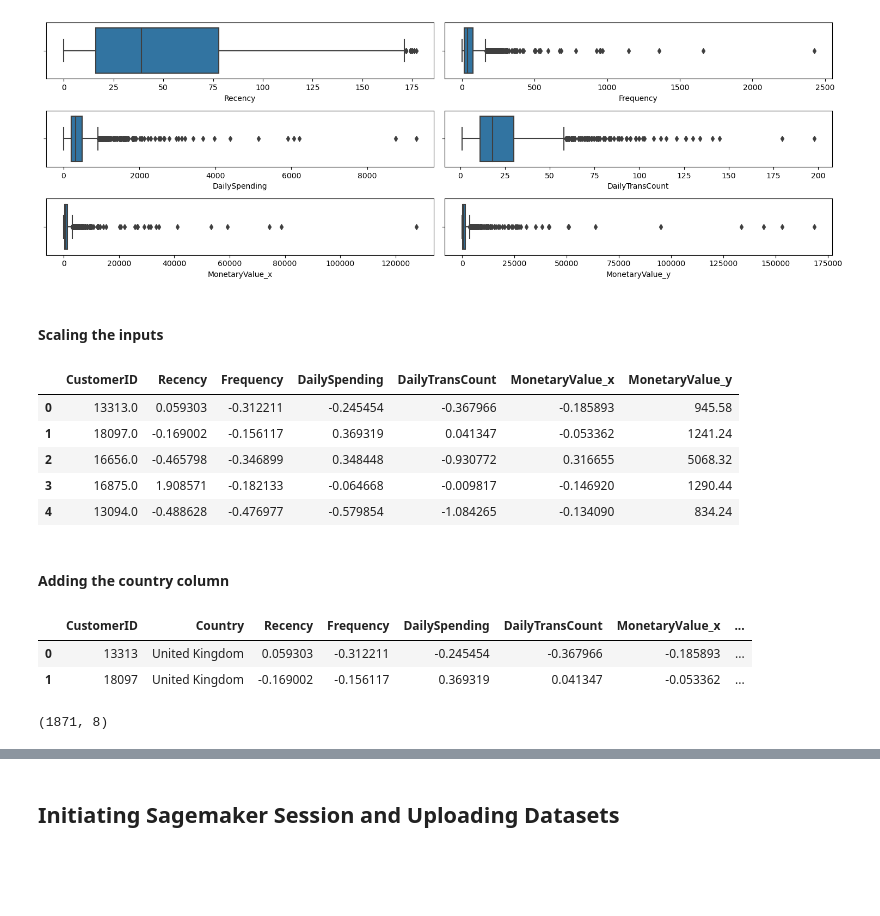
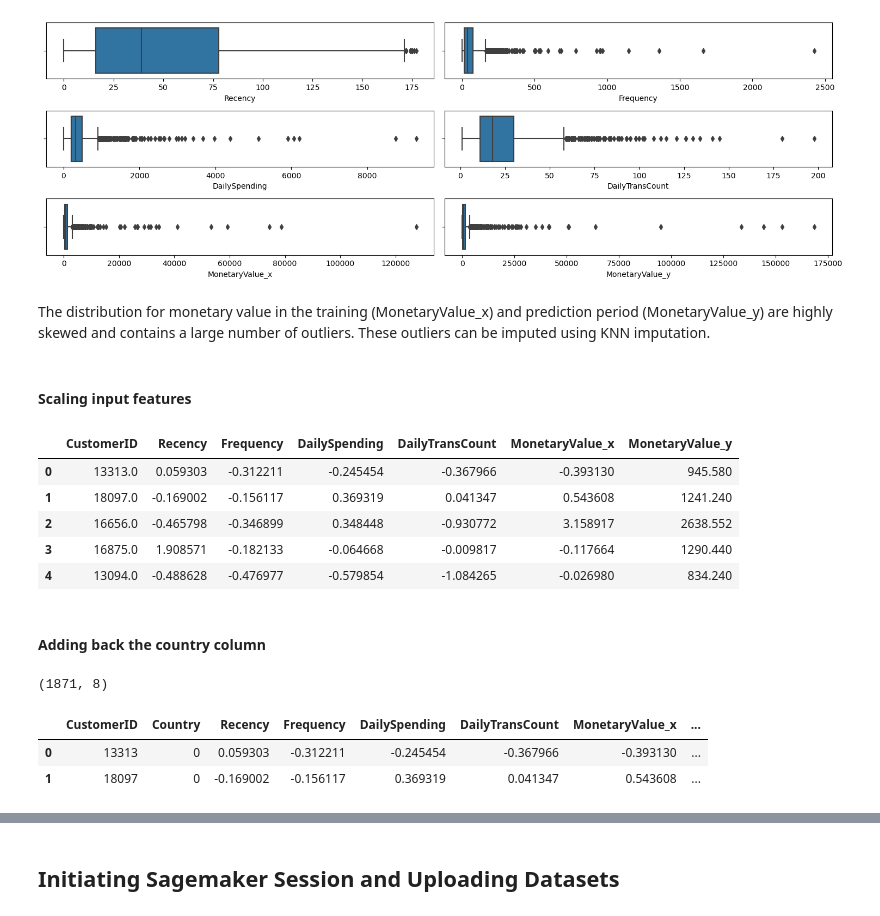
Before and after one commit to vubanc/AWS_DeployedCLVPredictor, a Jupyter notebook: Data Wrangling.ipynb, the cells around one changed output, grey strips where cells are left out. Saved outputs shown, nothing was run; the diff lists cells and outputs as text; code cells hidden in the pictures; blank space fills up the shorter version.

```diff
--- a/Data Wrangling.ipynb
+++ b/Data Wrangling.ipynb
@@ -310,6 +311,8 @@ Number of outliers in Daily Transaction Count: 153
 Number of outliers in monetary value (training period): 144
 Number of outliers in monetary value (prediction period): 248
 [figure]
+# %% [markdown]
+The distribution for monetary value in the training (MonetaryValue_x) and prediction period (MonetaryValue_y) are highly skewed and contains a large number of outliers. These outliers can be imputed using KNN imputation.
 # %%
 from sklearn.impute import KNNImputer
 
@@ -319,13 +322,13 @@ df_imputed = df_customers
 #df_imputed.loc[df_imputed.Frequency.isin(frequency_outliers.Frequency), "Frequency"] = np.nan
 #df_imputed.loc[df_imputed.DailySpending.isin(DailySpending_outliers.DailySpending), "DailySpending"] = np.nan
 #df_imputed.loc[df_imputed.DailyTransCount.isin(DailyTransCount_outliers.DailyTransCount), "DailyTransCount"] = np.nan
-#df_imputed.loc[df_imputed.MonetaryValue_x.isin(monetaryvalx_outliers.MonetaryValue_x), "MonetaryValue_x"] = np.nan
-#.loc[df_imputed.MonetaryValue_y.isin(monetaryvaly_outliers.MonetaryValue_y), "MonetaryValue_y"] = np.nan
+df_imputed.loc[df_imputed.MonetaryValue_x.isin(monetaryvalx_outliers.MonetaryValue_x), "MonetaryValue_x"] = np.nan
+df_imputed.loc[df_imputed.MonetaryValue_y.isin(monetaryvaly_outliers.MonetaryValue_y), "MonetaryValue_y"] = np.nan
 
-#knn_imputer = KNNImputer(n_neighbors = 5)
-#df_customers = pd.DataFrame(knn_imputer.fit_transform(df_imputed))
+knn_imputer = KNNImputer(n_neighbors = 5)
+df_customers = pd.DataFrame(knn_imputer.fit_transform(df_imputed))
 df_customers.columns = ["CustomerID", "Recency", "Frequency", "DailySpending", "DailyTransCount", "MonetaryValue_x", "MonetaryValue_y"]
 # %% [markdown]
-#### Scaling the inputs
+#### Scaling input features
 # %%
 from sklearn.preprocessing import StandardScaler
@@ -340,25 +344,25 @@ df_customers.columns = ["CustomerID", "Recency", "Frequency", "DailySpending", "
 df_customers.head()
 # %% [output]
 |  | CustomerID | Recency | Frequency | DailySpending | DailyTransCount | MonetaryValue_x | MonetaryValue_y |
-| 0 | 13313.0 | 0.059303 | -0.312211 | -0.245454 | -0.367966 | -0.185893 | 945.58 |
-| 1 | 18097.0 | -0.169002 | -0.156117 | 0.369319 | 0.041347 | -0.053362 | 1241.24 |
-| 2 | 16656.0 | -0.465798 | -0.346899 | 0.348448 | -0.930772 | 0.316655 | 5068.32 |
-| 3 | 16875.0 | 1.908571 | -0.182133 | -0.064668 | -0.009817 | -0.146920 | 1290.44 |
-| 4 | 13094.0 | -0.488628 | -0.476977 | -0.579854 | -1.084265 | -0.134090 | 834.24 |
+| 0 | 13313.0 | 0.059303 | -0.312211 | -0.245454 | -0.367966 | -0.393130 | 945.580 |
+| 1 | 18097.0 | -0.169002 | -0.156117 | 0.369319 | 0.041347 | 0.543608 | 1241.240 |
+| 2 | 16656.0 | -0.465798 | -0.346899 | 0.348448 | -0.930772 | 3.158917 | 2638.552 |
+| 3 | 16875.0 | 1.908571 | -0.182133 | -0.064668 | -0.009817 | -0.117664 | 1290.440 |
+| 4 | 13094.0 | -0.488628 | -0.476977 | -0.579854 | -1.084265 | -0.026980 | 834.240 |
 # %% [markdown]
-#### Adding the country column
+#### Adding back the country column
 # %%
 df_customers = pd.merge(df_customers, df, how="left", on="CustomerID")
 df_customers = df_customers[["CustomerID", "Country", "Recency", "Frequency", "DailySpending", "DailyTransCount", "MonetaryValue_x", "MonetaryValue_y"]]
 df_customers = df_customers.drop_duplicates(subset=["CustomerID"])
 df_customers["CustomerID"] = df_customers.CustomerID.astype(int)
+df_customers["Country"] = df_customers["Country"].apply(lambda x: 0 if x in ["United Kingdom"] else 1)
 df_customers.reset_index(inplace=True, drop=True)
+
+print(df_customers.shape)
 df_customers.head(2)
 # %% [output]
+(1871, 8)
 |  | CustomerID | Country | Recency | Frequency | DailySpending | DailyTransCount | MonetaryValue_x | ... |
-| 0 | 13313 | United Kingdom | 0.059303 | -0.312211 | -0.245454 | -0.367966 | -0.185893 | ... |
-| 1 | 18097 | United Kingdom | -0.169002 | -0.156117 | 0.369319 | 0.041347 | -0.053362 | ... |
+| 0 | 13313 | 0 | 0.059303 | -0.312211 | -0.245454 | -0.367966 | -0.393130 | ... |
+| 1 | 18097 | 0 | -0.169002 | -0.156117 | 0.369319 | 0.041347 | 0.543608 | ... |
-# %%
-df_customers.shape
-# %% [output]
-(1871, 8)
```
Also changed, not shown: parts of 18 cells of this notebook, 1 other file.
